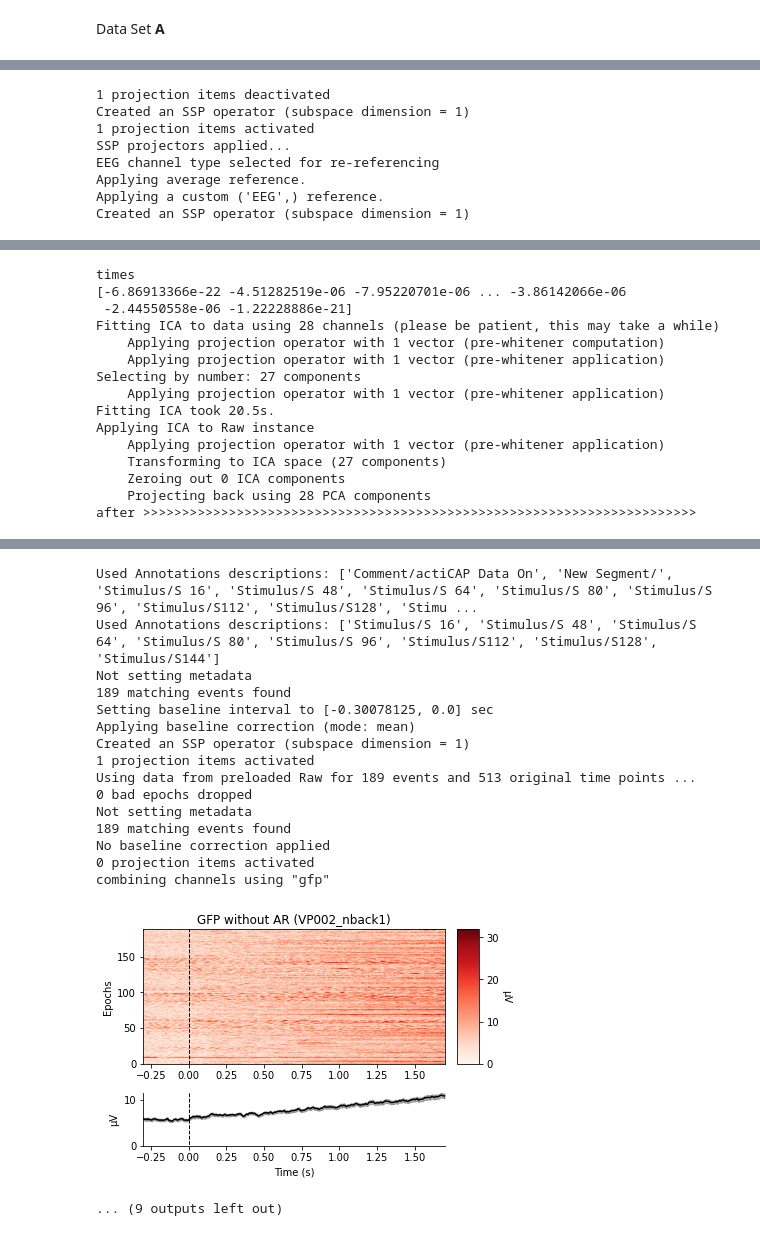
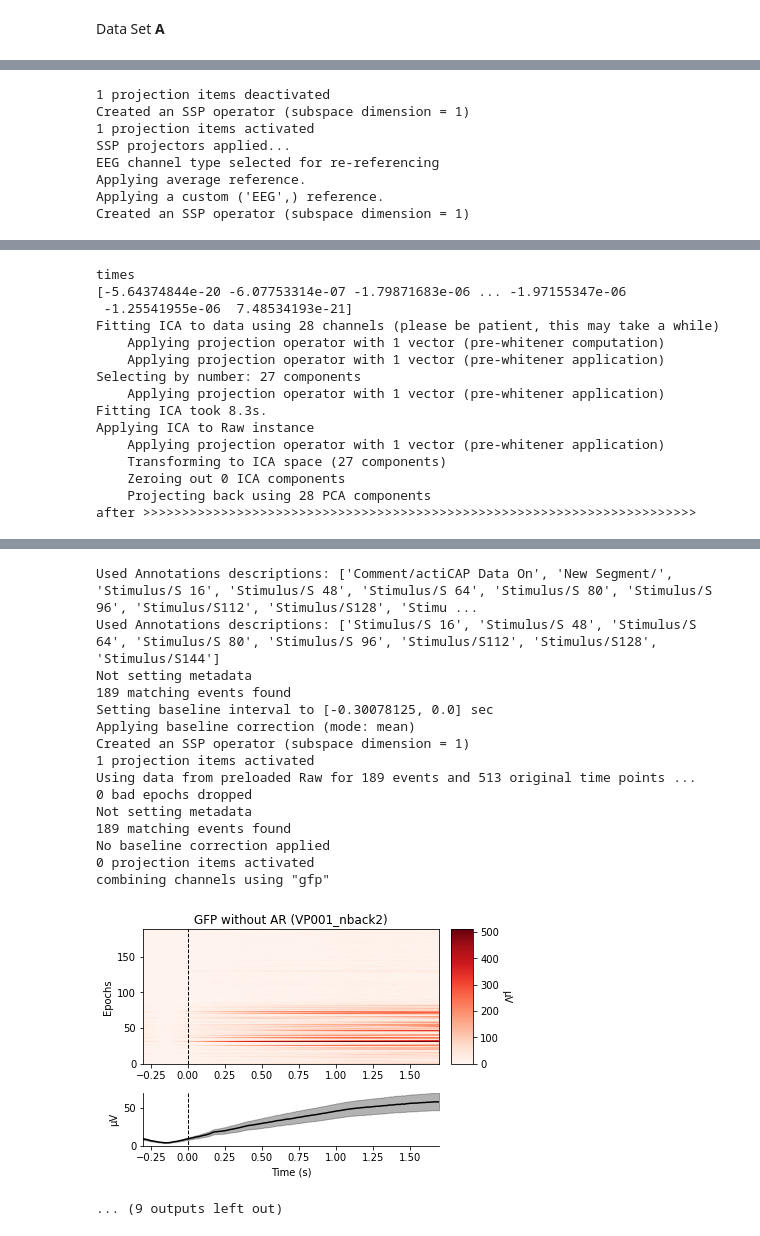
Before and after one commit to ayushi15092002/mental-health-workload, a Jupyter notebook: data_preprocess.ipynb, the cells around one changed output, grey strips where cells are left out. Cells and saved outputs as stored; diff of their text form; code cells hidden in the pictures.

```diff
--- a/data_preprocess.ipynb
+++ b/data_preprocess.ipynb
@@ -42,9 +40,9 @@ TUB_montage = mne.channels.read_custom_montage(fname)
 # path_file_vhdr1 = '/content/drive/My Drive/drdo/subjects/VP001/nback1.vhdr'
 # path_file_vmrk1 = '/content/drive/My Drive/drdo/subjects/VP001/nback1.vmrk'
 # preprocess_datasetA(path_file_vhdr1, path_file_vmrk1, "VP001", "nback1")
-path_file_vhdr1 = '/content/drive/My Drive/drdo/subjects/VP002/nback1.vhdr'
-path_file_vmrk1 = '/content/drive/My Drive/drdo/subjects/VP002/nback1.vmrk'
-preprocess_datasetA(path_file_vhdr1, path_file_vmrk1, "VP002", "nback1")
+path_file_vhdr1 = '/content/drive/My Drive/drdo/subjects/VP001/nback2.vhdr'
+path_file_vmrk1 = '/content/drive/My Drive/drdo/subjects/VP001/nback2.vmrk'
+preprocess_datasetA(path_file_vhdr1, path_file_vmrk1, "VP001", "nback2")
 
 # read_datasetA(subjectData)
 # %% [output]
@@ -102,12 +100,12 @@ Created an SSP operator (subspace dimension = 1)
 times
-[-6.86913366e-22 -4.51282519e-06 -7.95220701e-06 ... -3.86142066e-06
- -2.44550558e-06 -1.22228886e-21]
+[-5.64374844e-20 -6.07753314e-07 -1.79871683e-06 ... -1.97155347e-06
+ -1.25541955e-06  7.48534193e-21]
 Fitting ICA to data using 28 channels (please be patient, this may take a while)
     Applying projection operator with 1 vector (pre-whitener computation)
     Applying projection operator with 1 vector (pre-whitener application)
 Selecting by number: 27 components
     Applying projection operator with 1 vector (pre-whitener application)
-Fitting ICA took 20.5s.
+Fitting ICA took 8.3s.
 Applying ICA to Raw instance
     Applying projection operator with 1 vector (pre-whitener application)
     Transforming to ICA space (27 components)
@@ -118,18 +116,18 @@ after >>>>>>>>>>>>>>>>>>>>>>>>>>>>>>>>>>>>>>>>>>>>>>>>>>>>>>>>>>>>>>>>>>>>>>>
 Used Annotations descriptions: ['Comment/actiCAP Data On', 'New Segment/', 'Stimulus/S 16', 'Stimulus/S 48', 'Stimulus/S 64', 'Stimulus/S 80', 'Stimulus/S 96', 'Stimulus/S112', 'Stimulus/S128', 'Stimu ...
 Used Annotations descriptions: ['Stimulus/S 16', 'Stimulus/S 48', 'Stimulus/S 64', 'Stimulus/S 80', 'Stimulus/S 96', 'Stimulus/S112', 'Stimulus/S128', 'Stimulus/S144']
 Not setting metadata
 189 matching events found
 Setting baseline interval to [-0.30078125, 0.0] sec
 Applying baseline correction (mode: mean)
 Created an SSP operator (subspace dimension = 1)
 1 projection items activated
 Using data from preloaded Raw for 189 events and 513 original time points ...
 0 bad epochs dropped
 Not setting metadata
 189 matching events found
 No baseline correction applied
 0 projection items activated
 combining channels using "gfp"
-[figure, old version]
+[figure, new version]
 ... (9 outputs left out)
 # %%
```
Also changed, not shown: parts of 4 cells of this notebook.
